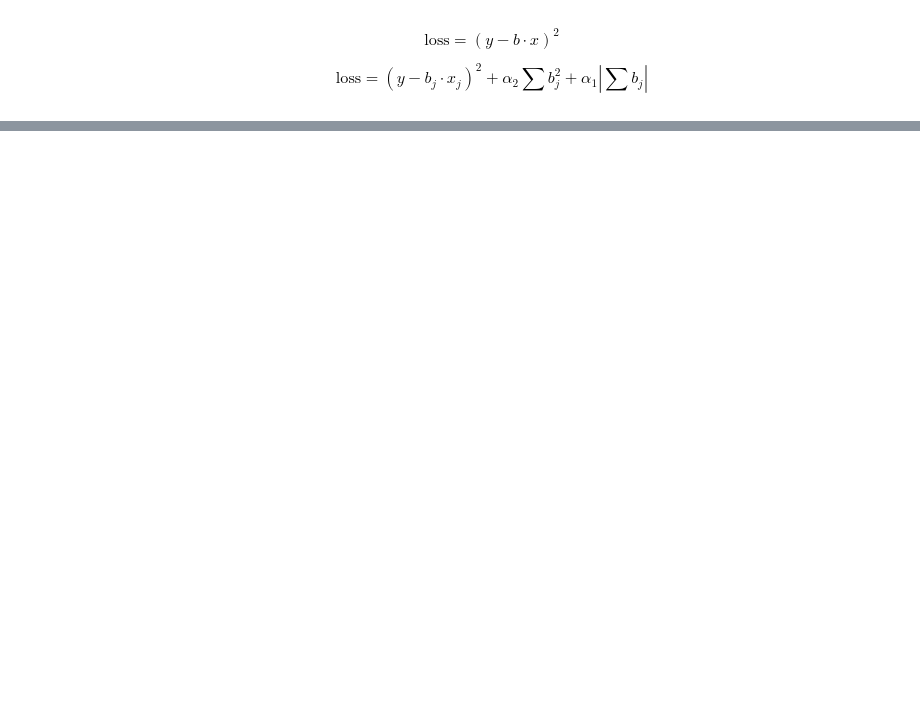
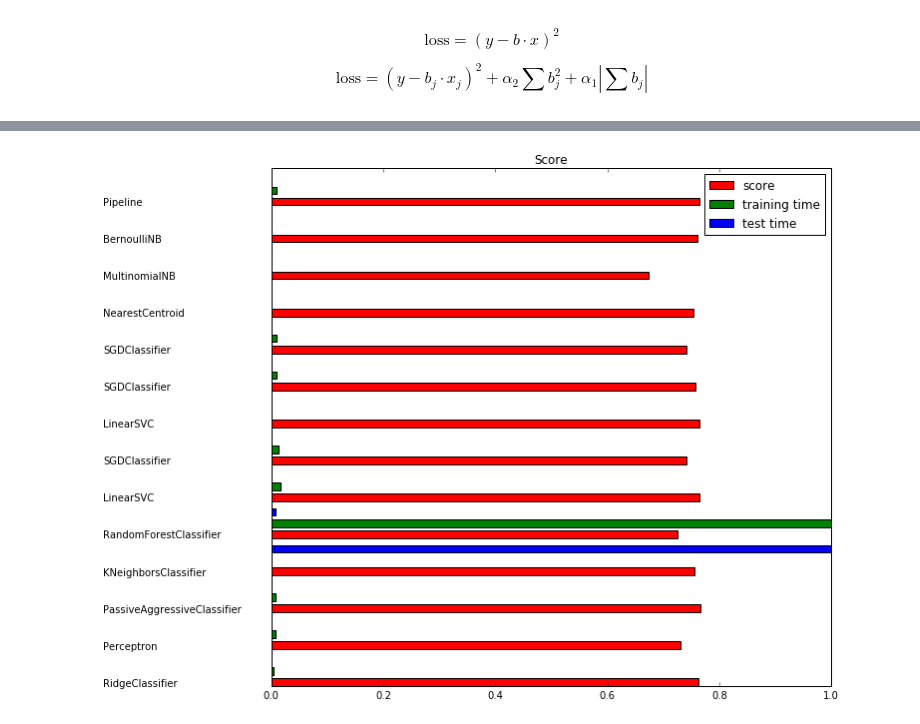
Before and after one commit to DSLituiev/course_pandas_sklearn, a Jupyter notebook: src/imdb_sandbox.ipynb, the cells around one changed output, grey strips where cells are left out. Saved outputs shown, nothing was run; the diff lists cells and outputs as text; code cells hidden in the pictures; blank space fills up the shorter version.

Commit message:
sklearn various classifiers

```diff
--- a/src/imdb_sandbox.ipynb
+++ b/src/imdb_sandbox.ipynb
@@ -644,43 +661,81 @@ KeyboardInterrupt:
+# %%
+# split into a training set and a test set
+num_points = 1000
+
+xraw_train, y_train = shuffle( alldatadf.set_index("dataset").loc["train"]["review"],
+                              alldatadf.set_index("dataset").loc["train"]["positive_judgement"])
+xraw_train = xraw_train[:num_points]
+y_train = y_train[:num_points]
+
+y_train = alldatadf.set_index("dataset").loc["train"]["positive_judgement"]
+y_test = alldatadf.set_index("dataset").loc["test"]["positive_judgement"]
+
+xraw_train = alldatadf.set_index("dataset").loc["train"]["review"]
+xraw_test = alldatadf.set_index("dataset").loc["test"]["review"]
 # %%
-
-# split a training set and a test set
-y_train, y_test = data_train.target, data_test.target
+from sklearn.feature_selection import SelectKBest, chi2
+from sklearn.linear_model import RidgeClassifier
+from sklearn.pipeline import Pipeline
+from sklearn.svm import LinearSVC
+from sklearn.linear_model import SGDClassifier
+from sklearn.linear_model import Perceptron
+from sklearn.linear_model import PassiveAggressiveClassifier
+from sklearn.naive_bayes import BernoulliNB, MultinomialNB
+from sklearn.neighbors import KNeighborsClassifier
+from sklearn.neighbors import NearestCentroid
+from sklearn.ensemble import RandomForestClassifier
+from sklearn.utils.extmath import density
+from sklearn import metrics
 
 
+categories = [True, False]
+def size_mb(docs):
+    return sum(len(s.encode('utf-8')) for s in docs) / 1e6
+
+data_train_size_mb = size_mb(xraw_train)
+data_test_size_mb = size_mb(xraw_test)
+
+from time import time
 print("Extracting features from the training data using a sparse vectorizer")
 t0 = time()
-if opts.use_hashing:
+use_hashing=False
+n_features = 2 ** 16
+select_chi2 = 20
+print_top10 = False
+print_report = True
+print_cm = True
+if use_hashing:
     vectorizer = HashingVectorizer(stop_words='english', non_negative=True,
-                                   n_features=opts.n_features)
-    X_train = vectorizer.transform(data_train.data)
+                                   n_features=n_features)
 else:
     vectorizer = TfidfVectorizer(sublinear_tf=True, max_df=0.5,
                                  stop_words='english')
-    X_train = vectorizer.fit_transform(data_train.data)
+
+X_train = vectorizer.fit_transform(xraw_train)
 duration = time() - t0
-print("done in %fs at %0.3fMB/s" % (duration, data_train_size_mb / duration))
+# print("done in %fs at %0.3fMB/s" % (duration, data_train_size_mb / duration))
 print("n_samples: %d, n_features: %d" % X_train.shape)
 print()
 
 print("Extracting features from the test data using the same vectorizer")
 t0 = time()
-X_test = vectorizer.transform(data_test.data)
+X_test = vectorizer.transform(xraw_test)
 duration = time() - t0
 print("done in %fs at %0.3fMB/s" % (duration, data_test_size_mb / duration))
 print("n_samples: %d, n_features: %d" % X_test.shape)
 print()
 
 # mapping from integer feature name to original token string
-if opts.use_hashing:
+if use_hashing:
     feature_names = None
 else:
     feature_names = vectorizer.get_feature_names()
 
-if opts.select_chi2:
+if select_chi2:
     print("Extracting %d best features by a chi-squared test" %
-          opts.select_chi2)
+          select_chi2)
     t0 = time()
-    ch2 = SelectKBest(chi2, k=opts.select_chi2)
+    ch2 = SelectKBest(chi2, k=select_chi2)
     X_train = ch2.fit_transform(X_train, y_train)
     X_test = ch2.transform(X_test)
     if feature_names:
@@ -722,20 +777,20 @@ def benchmark(clf):
         print("dimensionality: %d" % clf.coef_.shape[1])
         print("density: %f" % density(clf.coef_))
 
-        if opts.print_top10 and feature_names is not None:
+        if print_top10 and feature_names is not None:
             print("top 10 keywords per class:")
-            for i, category in enumerate(categories):
+            for i, category in enumerate(clf.classes_):
                 top10 = np.argsort(clf.coef_[i])[-10:]
                 print(trim("%s: %s"
                       % (category, " ".join(feature_names[top10]))))
         print()
 
-    if opts.print_report:
+    if print_report:
         print("classification report:")
         print(metrics.classification_report(y_test, pred,
-                                            target_names=categories))
+                                            target_names=["%s" % x for x in clf.classes_]))
 
-    if opts.print_cm:
+    if print_cm:
         print("confusion matrix:")
         print(metrics.confusion_matrix(y_test, pred))
 
@@ -817,3 +872,4 @@ for i, c in zip(indices, clf_names):
     plt.text(-.3, i, c)
 
 plt.show()
+# %% [output]
@@ -819,0 +958 @@ plt.show()
+[figure, added]
```
Also changed, not shown: parts of 26 cells of this notebook.
